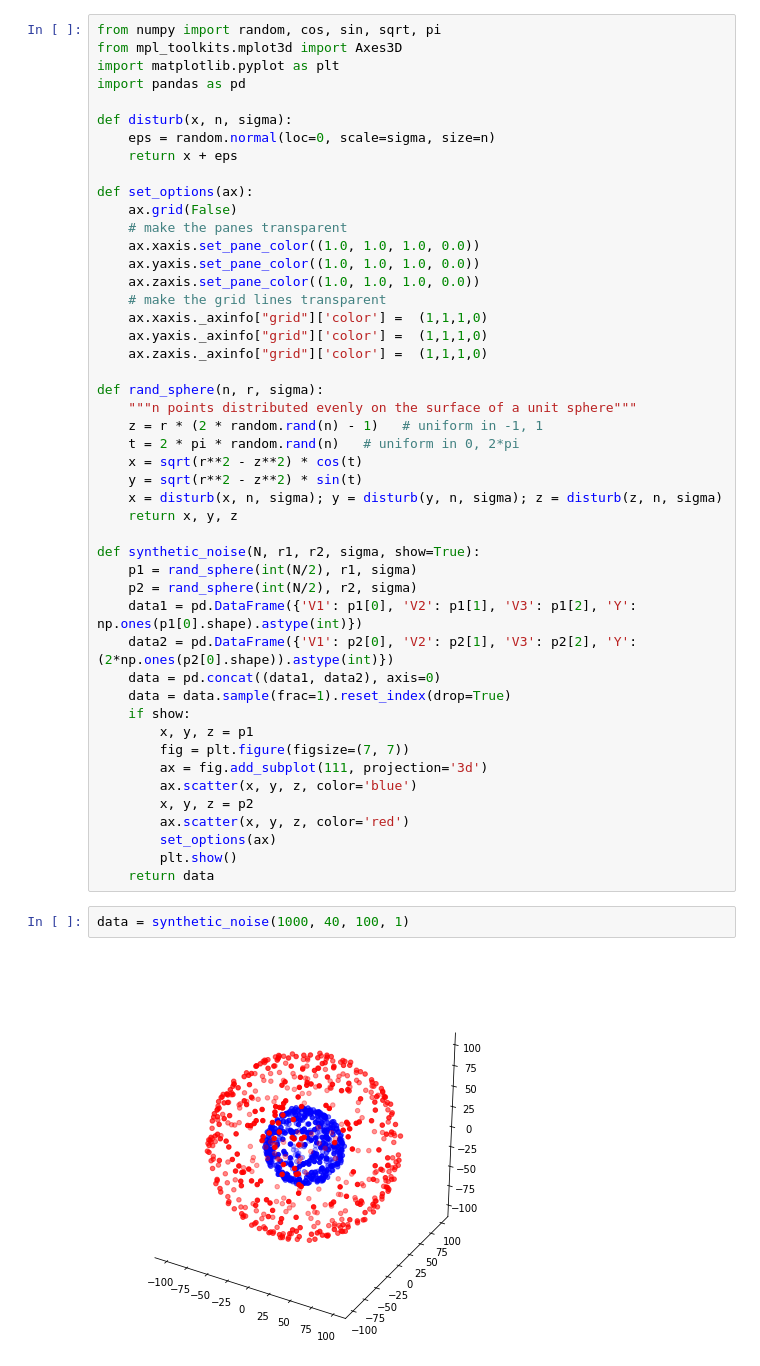
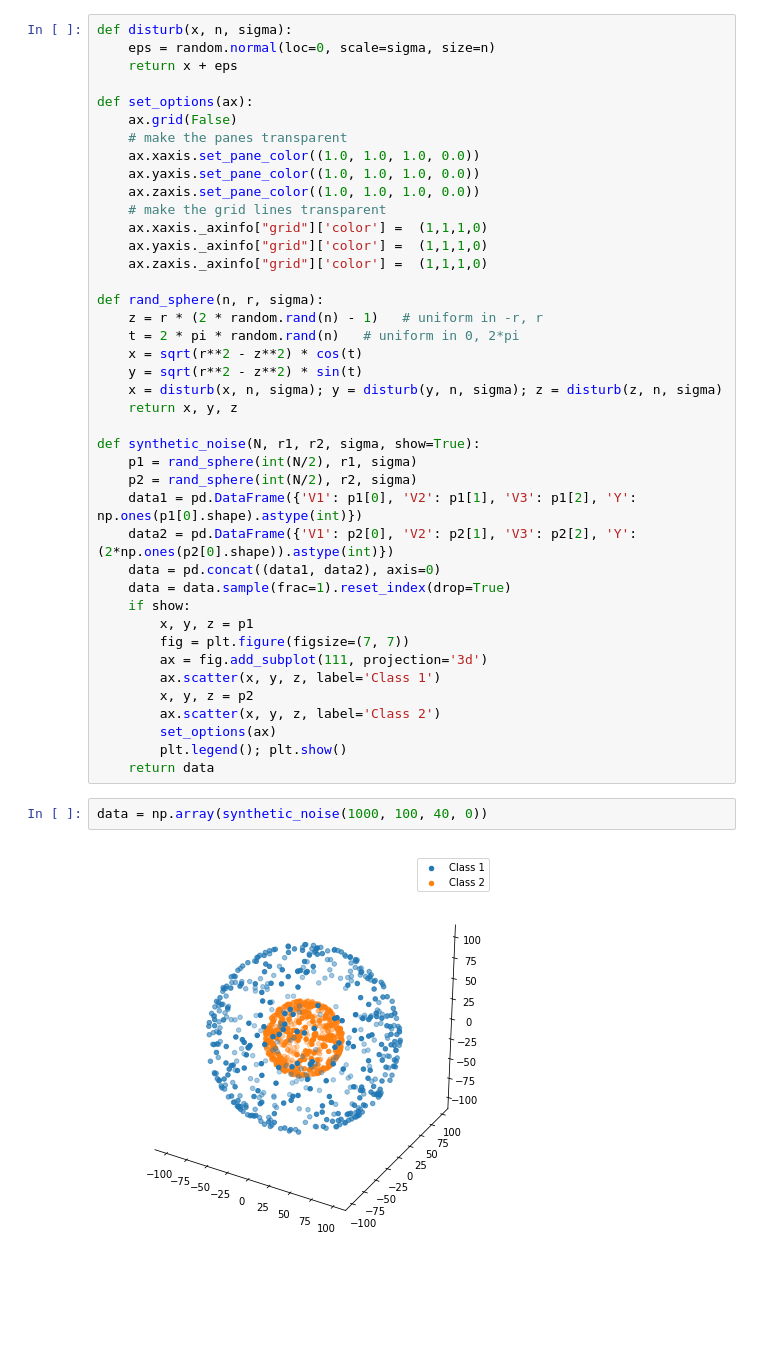
Before and after one commit to afiliot/Non-Linear-Dimensionality-Reduction, a Jupyter notebook: notebook.ipynb, the cells around one changed output. Saved outputs shown, nothing was run; the diff lists cells and outputs as text; blank space fills up the shorter version.

```diff
--- a/notebook.ipynb
+++ b/notebook.ipynb
@@ -1,9 +12,4 @@
 # %%
-from numpy import random, cos, sin, sqrt, pi
-from mpl_toolkits.mplot3d import Axes3D
-import matplotlib.pyplot as plt
-import pandas as pd
-
 def disturb(x, n, sigma):
     eps = random.normal(loc=0, scale=sigma, size=n)
     return x + eps
@@ -20,8 +26,7 @@ def set_options(ax):
     ax.zaxis._axinfo["grid"]['color'] =  (1,1,1,0)
 
 def rand_sphere(n, r, sigma):
-    """n points distributed evenly on the surface of a unit sphere"""
-    z = r * (2 * random.rand(n) - 1)   # uniform in -1, 1
+    z = r * (2 * random.rand(n) - 1)   # uniform in -r, r
     t = 2 * pi * random.rand(n)   # uniform in 0, 2*pi
     x = sqrt(r**2 - z**2) * cos(t)
     y = sqrt(r**2 - z**2) * sin(t)
@@ -39,13 +44,13 @@ def synthetic_noise(N, r1, r2, sigma, show=True):
         x, y, z = p1
         fig = plt.figure(figsize=(7, 7))
         ax = fig.add_subplot(111, projection='3d')
-        ax.scatter(x, y, z, color='blue')
+        ax.scatter(x, y, z, label='Class 1')
         x, y, z = p2
-        ax.scatter(x, y, z, color='red')
+        ax.scatter(x, y, z, label='Class 2')
         set_options(ax)
-        plt.show()
+        plt.legend(); plt.show()
     return data
 # %%
-data = synthetic_noise(1000, 40, 100, 1)
+data = np.array(synthetic_noise(1000, 100, 40, 0))
 # %% [output]
-[figure, old version]
+[figure, new version]
```
Also changed, not shown: parts of 12 cells of this notebook, 2 other files.
